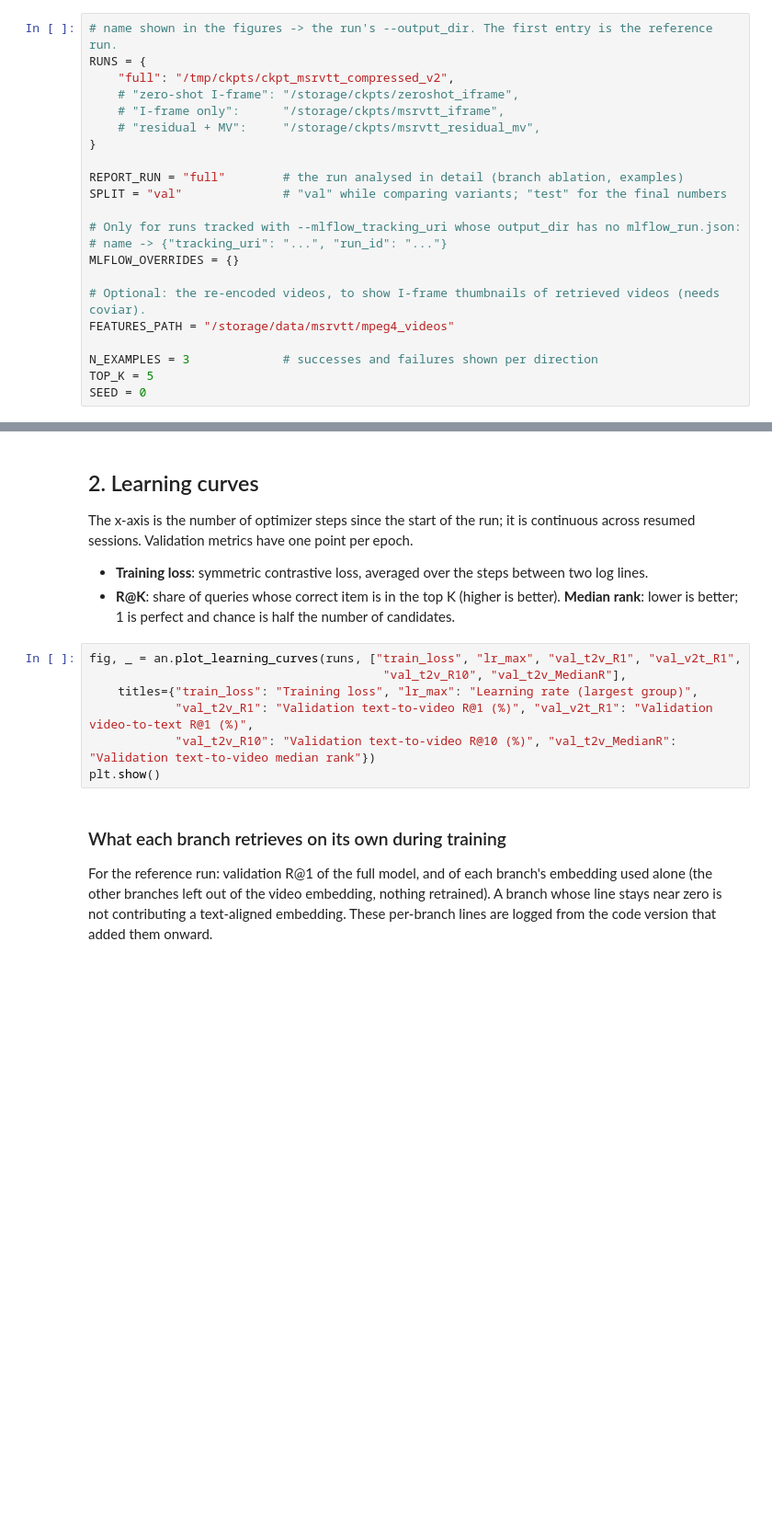
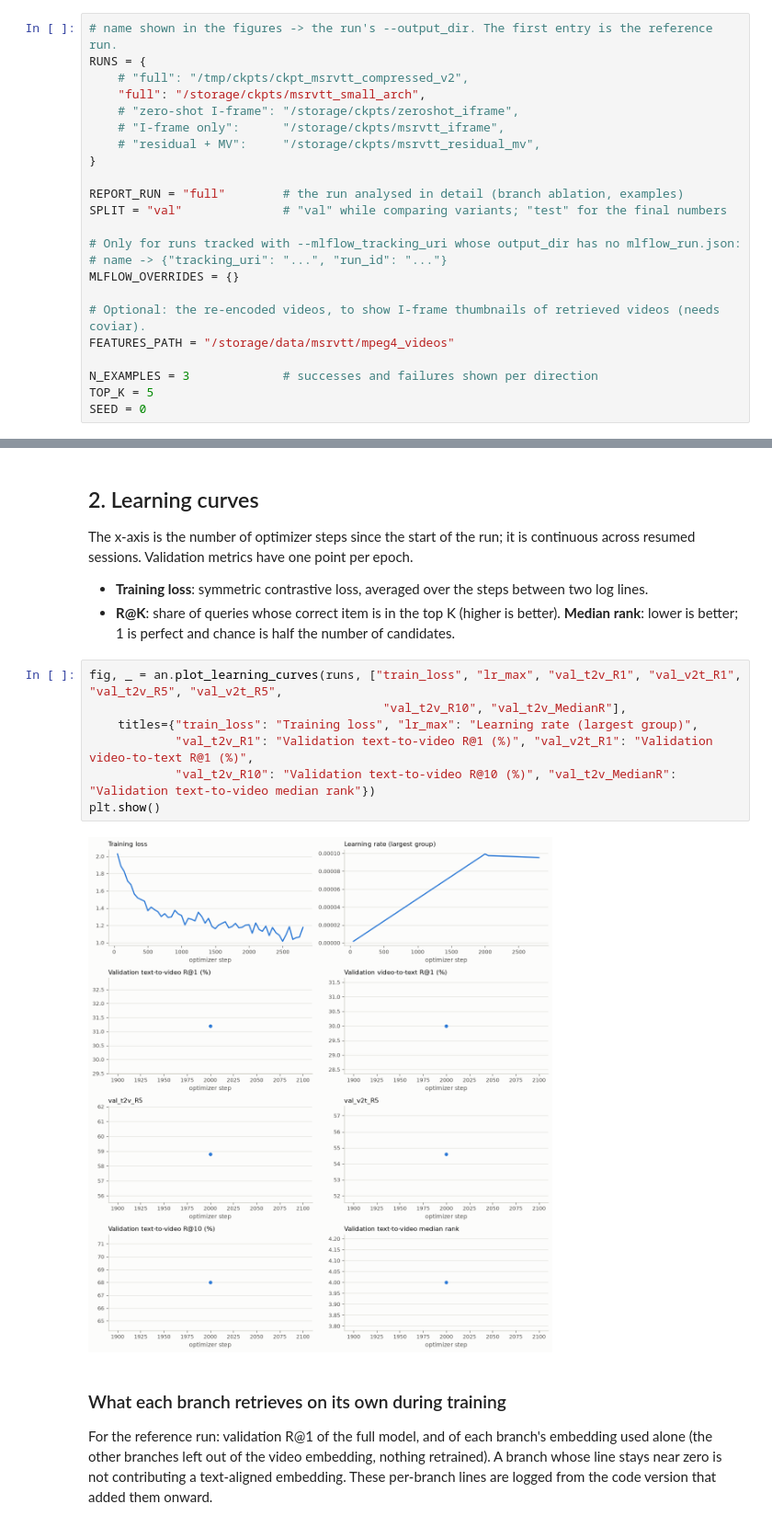
Before and after one commit to m-safari/CLIP4Clip-CompressedDomain, a Jupyter notebook: compressed_domain/reports/msrvtt_retrieval_analysis.ipynb, the cells around one changed output, grey strips where cells are left out. Shown at 92% size. Saved outputs shown, nothing was run; the diff lists cells and outputs as text; blank space fills up the shorter version.

```diff
--- a/compressed_domain/reports/msrvtt_retrieval_analysis.ipynb
+++ b/compressed_domain/reports/msrvtt_retrieval_analysis.ipynb
@@ -14,7 +14,8 @@ All plotting and metric code lives in `reports/analysis.py`; the cells below onl
 # %%
 # name shown in the figures -> the run's --output_dir. The first entry is the reference run.
 RUNS = {
-    "full": "/tmp/ckpts/ckpt_msrvtt_compressed_v2",
+    # "full": "/tmp/ckpts/ckpt_msrvtt_compressed_v2",
+    "full": "/storage/ckpts/msrvtt_small_arch",
     # "zero-shot I-frame": "/storage/ckpts/zeroshot_iframe",
     # "I-frame only":      "/storage/ckpts/msrvtt_iframe",
     # "residual + MV":     "/storage/ckpts/msrvtt_residual_mv",
@@ -95,12 +120,14 @@ The x-axis is the number of optimizer steps since the start of the run; it is co
 - **Training loss**: symmetric contrastive loss, averaged over the steps between two log lines.
 - **R@K**: share of queries whose correct item is in the top K (higher is better). **Median rank**: lower is better; 1 is perfect and chance is half the number of candidates.
 # %%
-fig, _ = an.plot_learning_curves(runs, ["train_loss", "lr_max", "val_t2v_R1", "val_v2t_R1",
+fig, _ = an.plot_learning_curves(runs, ["train_loss", "lr_max", "val_t2v_R1", "val_v2t_R1", "val_t2v_R5", "val_v2t_R5",
                                          "val_t2v_R10", "val_t2v_MedianR"],
     titles={"train_loss": "Training loss", "lr_max": "Learning rate (largest group)",
             "val_t2v_R1": "Validation text-to-video R@1 (%)", "val_v2t_R1": "Validation video-to-text R@1 (%)",
             "val_t2v_R10": "Validation text-to-video R@10 (%)", "val_t2v_MedianR": "Validation text-to-video median rank"})
 plt.show()
+# %% [output]
+[figure, added]
 # %% [markdown]
 ### What each branch retrieves on its own during training
 
```
Also changed, not shown: parts of 15 cells of this notebook, 5 other files.
